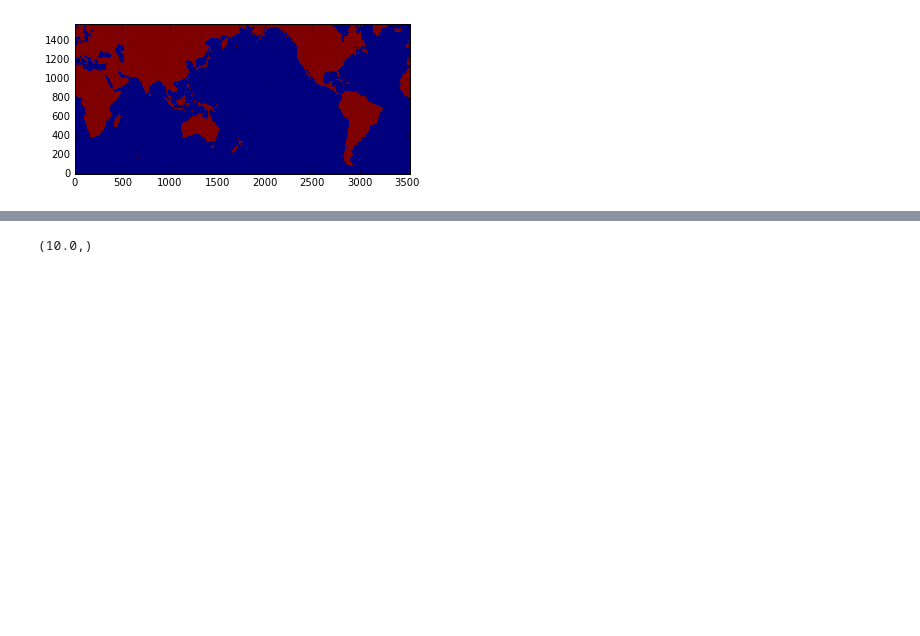
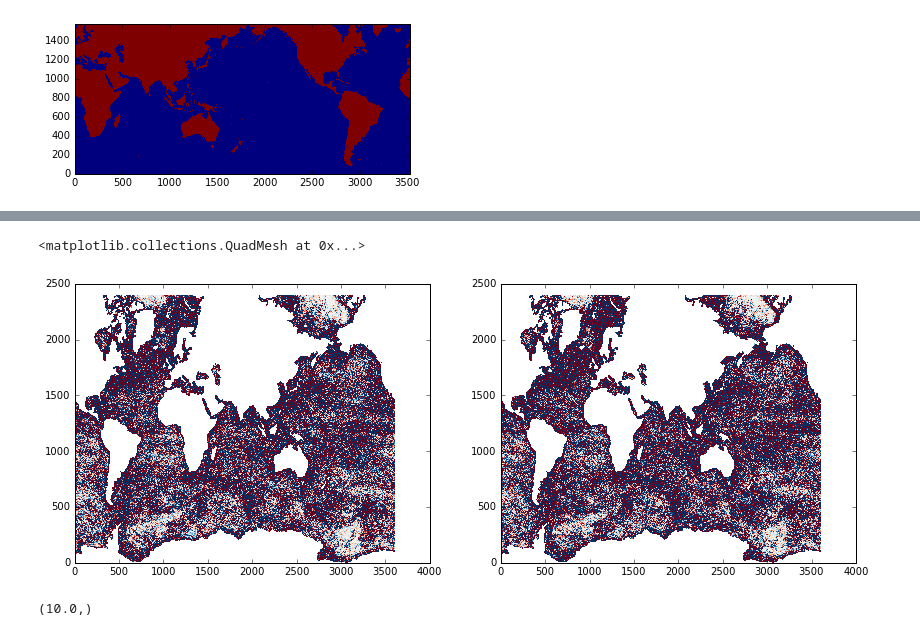
Before and after one commit to roxyboy/sst_analysis, a Jupyter notebook: Test_momentum_dissipation_with_module.ipynb, the cells around one changed output, grey strips where cells are left out. Drawn from its saved outputs; the diff is of its cells as text; code cells hidden in the pictures; blank space fills up the shorter version.

```diff
--- a/Test_momentum_dissipation_with_module.ipynb
+++ b/Test_momentum_dissipation_with_module.ipynb
@@ -298,3 +324,16 @@ where the subscript $K$ represents the term in the Fourier transform
+# %%
+fig = plt.figure(figsize=(14,5))
+
+ax1 = fig.add_subplot(121)
+ax1.pcolormesh(np.ma.masked_invalid(Udiss_Jan[0] - 1e-4*np.ma.masked_values(Udiss[0], 0.)),
+              cmap='RdBu_r', vmin=-1e-7, vmax=1e-7)
+
+ax2 = fig.add_subplot(122)
+ax2.pcolormesh(np.ma.masked_invalid(Vdiss_Jan[0] - 1e-4*np.ma.masked_values(Vdiss[0], 0.)),
+              cmap='RdBu_r', vmin=-1e-7, vmax=1e-7)
+# %% [output]
+<matplotlib.collections.QuadMesh at 0x...>
+[figure, added]
 # %%
 # mytup = (5, 6)
 # [5 * t for t in mytup]
```
Also changed, not shown: parts of 7 cells of this notebook, 3 other files.
